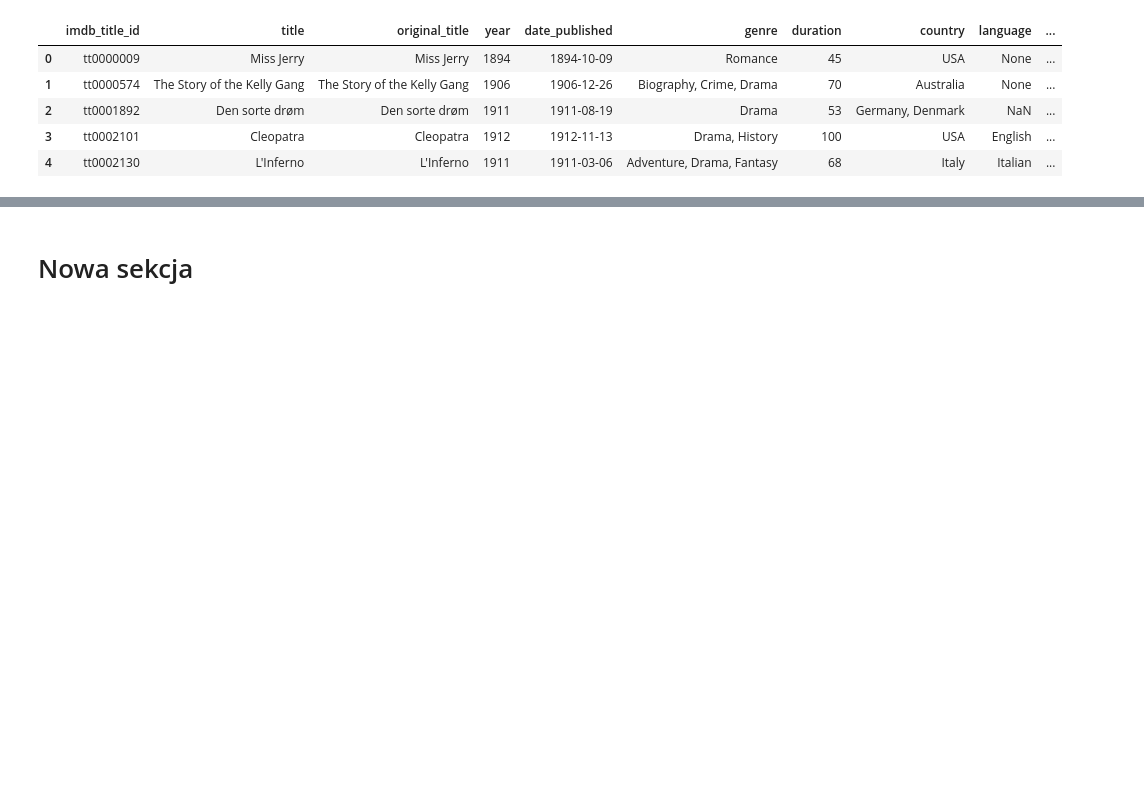
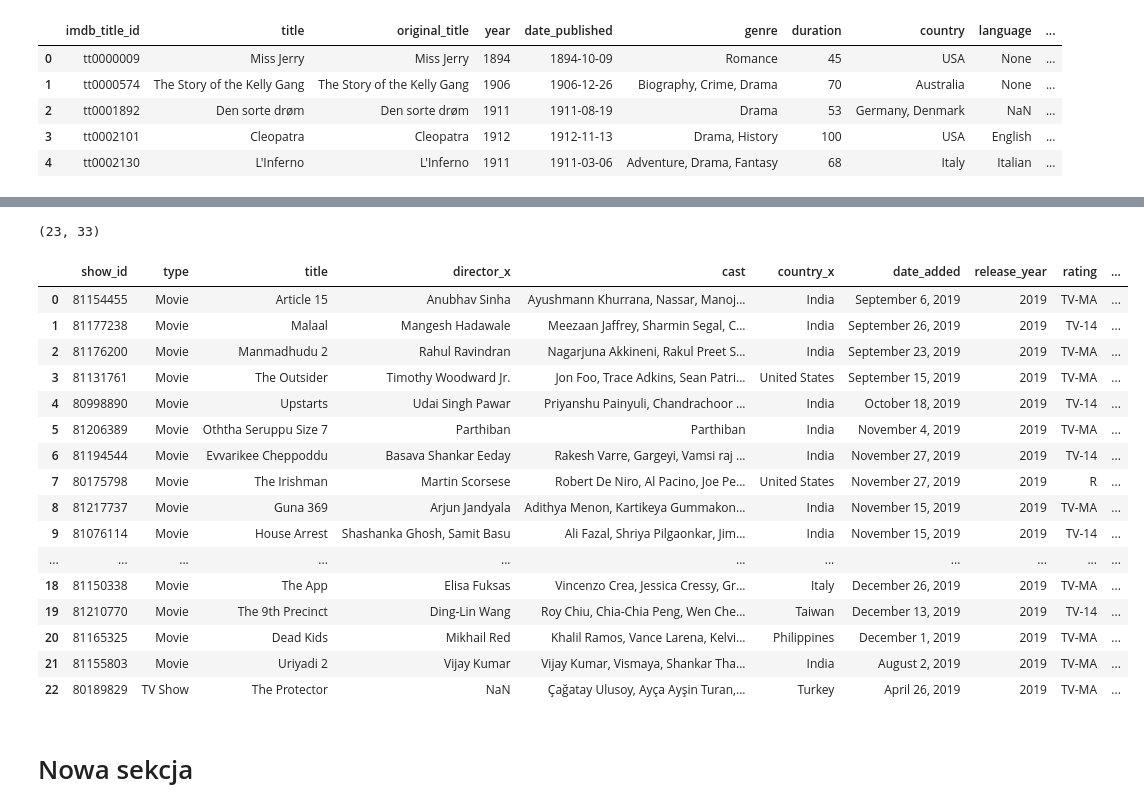
Before and after one commit to KatBotkowska/CodersCrew, a Jupyter notebook: Netflix_data.ipynb, the cells around one changed output, grey strips where cells are left out. Cells and saved outputs as stored; diff of their text form; code cells hidden in the pictures; blank space fills up the shorter version.

Commit message:
imdb for 2019, imdb and netflix merged for 2019

```diff
--- a/Netflix_data.ipynb
+++ b/Netflix_data.ipynb
@@ -146,0 +149,3 @@ imdb_movies.head()
+# %%
+imdb_2019 = imdb_movies.iloc[:,:][imdb_movies.year==2019]
+imdb_2019.head()
@@ -146,0 +161,3 @@ imdb_movies.head()
+# %%
+netflix_imdb_2019 = pd.merge(netflix_2019, imdb_2019, on=['title'])
+netflix_imdb_2019.info()
@@ -147,2 +182,26 @@ imdb_movies.head()
+# %%
+netflix_imdb_2019.shape
+# %% [output]
+(23, 33)
+# %%
+netflix_imdb_2019
+# %% [output]
+|  | show_id | type | title | director_x | cast | country_x | date_added | release_year | rating | ... |
+| 0 | 81154455 | Movie | Article 15 | Anubhav Sinha | Ayushmann Khurrana, Nassar, Manoj... | India | September 6, 2019 | 2019 | TV-MA | ... |
+| 1 | 81177238 | Movie | Malaal | Mangesh Hadawale | Meezaan Jaffrey, Sharmin Segal, C... | India | September 26, 2019 | 2019 | TV-14 | ... |
+| 2 | 81176200 | Movie | Manmadhudu 2 | Rahul Ravindran | Nagarjuna Akkineni, Rakul Preet S... | India | September 23, 2019 | 2019 | TV-MA | ... |
+| 3 | 81131761 | Movie | The Outsider | Timothy Woodward Jr. | Jon Foo, Trace Adkins, Sean Patri... | United States | September 15, 2019 | 2019 | TV-MA | ... |
+| 4 | 80998890 | Movie | Upstarts | Udai Singh Pawar | Priyanshu Painyuli, Chandrachoor ... | India | October 18, 2019 | 2019 | TV-14 | ... |
+| 5 | 81206389 | Movie | Oththa Seruppu Size 7 | Parthiban | Parthiban | India | November 4, 2019 | 2019 | TV-MA | ... |
+| 6 | 81194544 | Movie | Evvarikee Cheppoddu | Basava Shankar Eeday | Rakesh Varre, Gargeyi, Vamsi raj ... | India | November 27, 2019 | 2019 | TV-14 | ... |
+| 7 | 80175798 | Movie | The Irishman | Martin Scorsese | Robert De Niro, Al Pacino, Joe Pe... | United States | November 27, 2019 | 2019 | R | ... |
+| 8 | 81217737 | Movie | Guna 369 | Arjun Jandyala | Adithya Menon, Kartikeya Gummakon... | India | November 15, 2019 | 2019 | TV-MA | ... |
+| 9 | 81076114 | Movie | House Arrest | Shashanka Ghosh, Samit Basu | Ali Fazal, Shriya Pilgaonkar, Jim... | India | November 15, 2019 | 2019 | TV-14 | ... |
+| ... | ... | ... | ... | ... | ... | ... | ... | ... | ... | ... |
+| 18 | 81150338 | Movie | The App | Elisa Fuksas | Vincenzo Crea, Jessica Cressy, Gr... | Italy | December 26, 2019 | 2019 | TV-MA | ... |
+| 19 | 81210770 | Movie | The 9th Precinct | Ding-Lin Wang | Roy Chiu, Chia-Chia Peng, Wen Che... | Taiwan | December 13, 2019 | 2019 | TV-14 | ... |
+| 20 | 81165325 | Movie | Dead Kids | Mikhail Red | Khalil Ramos, Vance Larena, Kelvi... | Philippines | December 1, 2019 | 2019 | TV-MA | ... |
+| 21 | 81155803 | Movie | Uriyadi 2 | Vijay Kumar | Vijay Kumar, Vismaya, Shankar Tha... | India | August 2, 2019 | 2019 | TV-MA | ... |
+| 22 | 80189829 | TV Show | The Protector | NaN | Çağatay Ulusoy, Ayça Ayşin Turan,... | Turkey | April 26, 2019 | 2019 | TV-MA | ... |
 # %% [markdown]
 # Nowa sekcja
```
Also changed, not shown: parts of 4 cells of this notebook.
